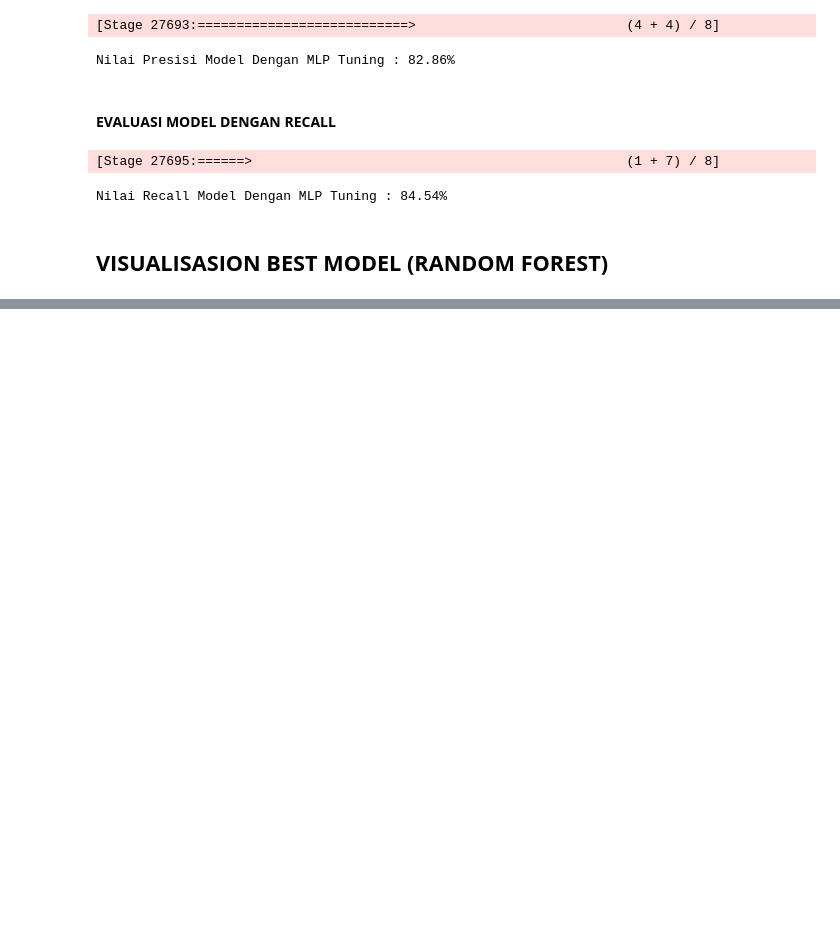
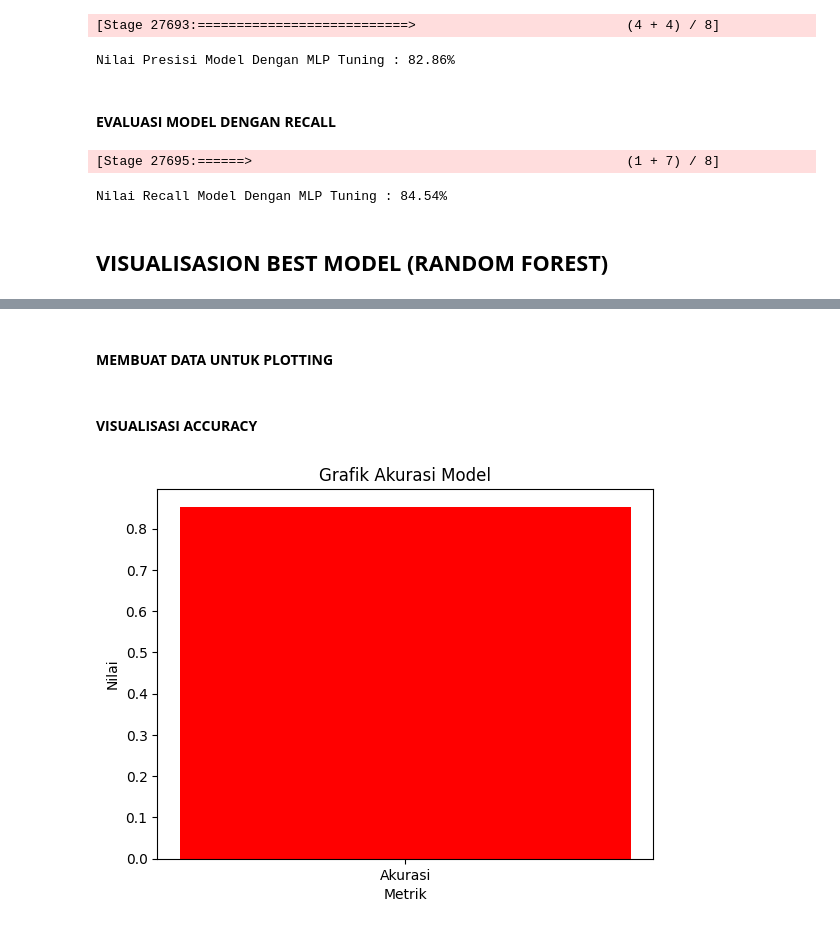
Before and after one commit to HaikalRFadhilahh/fp-bdpal, a Jupyter notebook: FINAL_PROJECT_BIG_DATA_PREDICTIVE_ANALYTICS_LANJUT.ipynb, the cells around one changed output, grey strips where cells are left out. Drawn from its saved outputs; the diff is of its cells as text; code cells hidden in the pictures; blank space fills up the shorter version.

```diff
--- a/FINAL_PROJECT_BIG_DATA_PREDICTIVE_ANALYTICS_LANJUT.ipynb
+++ b/FINAL_PROJECT_BIG_DATA_PREDICTIVE_ANALYTICS_LANJUT.ipynb
@@ -760,0 +798,3 @@ Nilai Recall Model Dengan MLP Tuning : 84.54%
+# %%
+evaluator = MulticlassClassificationEvaluator(labelCol="patient_type", predictionCol="prediction", metricName="accuracy")
+accuracy = evaluator.evaluate(predictions)
@@ -760,0 +803,17 @@ Nilai Recall Model Dengan MLP Tuning : 84.54%
+# %% [markdown]
+<h4><b>MEMBUAT DATA UNTUK PLOTTING</b></h4>
+# %%
+labels = ['Akurasi']
+values = [accuracy]
+# %% [markdown]
+<h4><b>VISUALISASI ACCURACY</b></h4>
+# %%
+plt.bar(labels, values, color=['red'])
+
+plt.xlabel('Metrik')
+plt.ylabel('Nilai')
+plt.title('Grafik Akurasi Model')
+
+plt.show()
+# %% [output]
+[figure, added]
```
Also changed, not shown: parts of 15 cells of this notebook.
